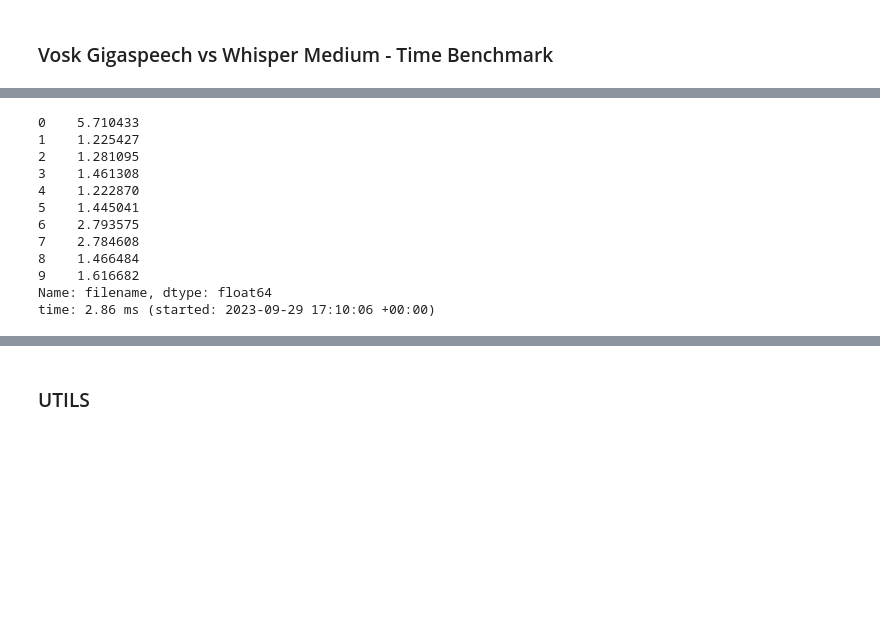
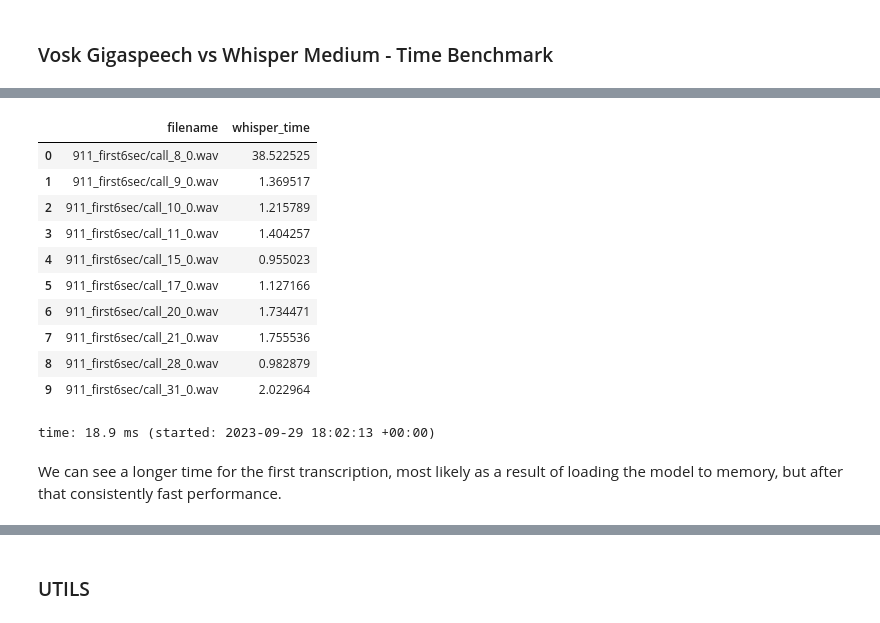
Before and after one commit to ramwtz/data-science-project, a Jupyter notebook: draft/text_eda.ipynb, the cells around one changed output, grey strips where cells are left out. Saved outputs shown, nothing was run; the diff lists cells and outputs as text; code cells hidden in the pictures; blank space fills up the shorter version.

Commit message:
Adding full audio transcription

```diff
--- a/draft/text_eda.ipynb
+++ b/draft/text_eda.ipynb
@@ -462,12 +464,7 @@ Interestingly the medium model performed better than the large model, with perfo
 # %% [markdown]
 ### Vosk Gigaspeech vs Whisper Medium - Time Benchmark
 # %%
-def time_transcribe(filename, trans_mod):
-  t = []
-  for transcriber, models in trans_mod.items():
-    print(transcriber, models)
-    timer = timeit.Timer(
-      lambda: transcriber(filename, filter_noise=True, models=models))
-    t.append(timer.timeit(1))
-
-  return tuple(t)
+def time_transcribe(filename, transcriber, models):
+  timer = timeit.Timer(
+    lambda: transcriber(filename, filter_noise=True, models=models))
+  return timer.timeit(1)
@@ -474,8 +473,4 @@ def time_transcribe(filename, trans_mod):
 # %%
-trans_mod = {
-    transcribe_whisper: ['medium'],
-    transcribe_vosk: ['vosk-model-en-us-0.42-gigaspeech']
-}
-whisper_time = filenames.progress_apply(
-    time_transcribe, trans_mod=trans_mod)
+whisper_models = ['medium']
+whisper_time = filenames.progress_apply(time_transcribe, transcriber=transcribe_whisper, models=whisper_models)
 # %% [output]
@@ -484,16 +478,20 @@ whisper_time = filenames.progress_apply(
 # %%
-print(whisper_time)
+transcribe_time = pd.DataFrame(filenames)
+transcribe_time['whisper_time'] = whisper_time
+transcribe_time
 # %% [output]
+|  | filename | whisper_time |
+| 0 | 911_first6sec/call_8_0.wav | 38.522525 |
+| 1 | 911_first6sec/call_9_0.wav | 1.369517 |
+| 2 | 911_first6sec/call_10_0.wav | 1.215789 |
+| 3 | 911_first6sec/call_11_0.wav | 1.404257 |
+| 4 | 911_first6sec/call_15_0.wav | 0.955023 |
+| 5 | 911_first6sec/call_17_0.wav | 1.127166 |
+| 6 | 911_first6sec/call_20_0.wav | 1.734471 |
+| 7 | 911_first6sec/call_21_0.wav | 1.755536 |
+| 8 | 911_first6sec/call_28_0.wav | 0.982879 |
+| 9 | 911_first6sec/call_31_0.wav | 2.022964 |
-0    5.710433
-1    1.225427
-2    1.281095
-3    1.461308
-4    1.222870
-5    1.445041
-6    2.793575
-7    2.784608
-8    1.466484
-9    1.616682
-Name: filename, dtype: float64
-time: 2.86 ms (started: 2023-09-29 17:10:06 +00:00)
+time: 18.9 ms (started: 2023-09-29 18:02:13 +00:00)
+# %% [markdown]
+We can see a longer time for the first transcription, most likely as a result of loading the model to memory, but after that consistently fast performance.
 # %%
```
Also changed, not shown: parts of 43 cells of this notebook.
